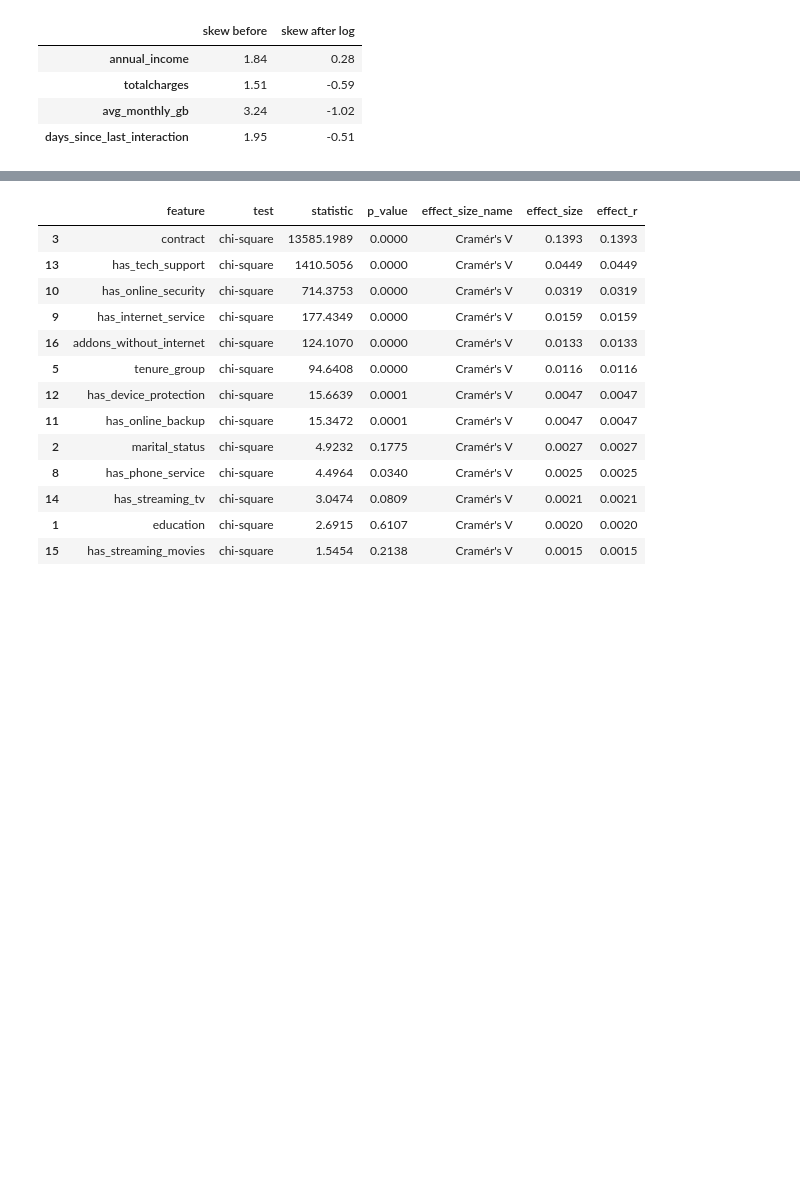
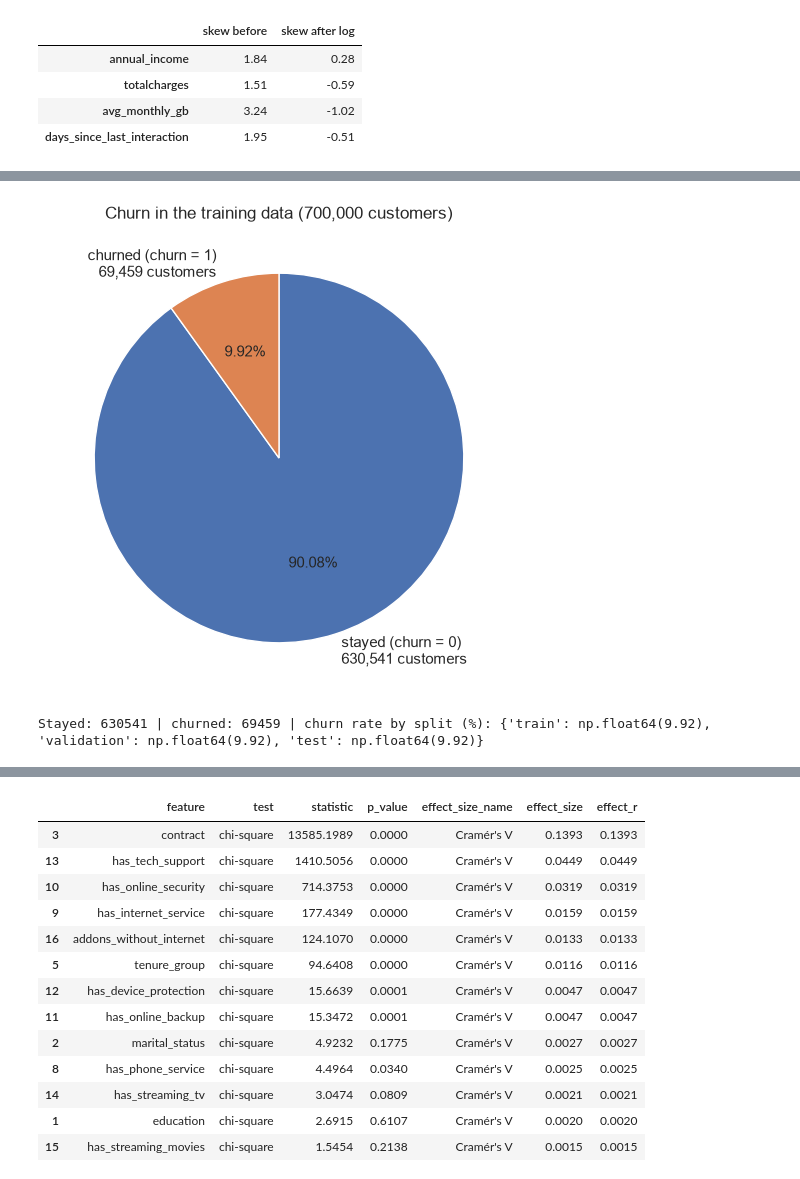
Before and after one commit to helalkhaled-14/Customer-Churn-Prediction, a Jupyter notebook: phase2/notebooks/02_phase2_code.ipynb, the cells around one changed output, grey strips where cells are left out. Drawn from its saved outputs; the diff is of its cells as text; code cells hidden in the pictures; blank space fills up the shorter version.

```diff
--- a/phase2/notebooks/02_phase2_code.ipynb
+++ b/phase2/notebooks/02_phase2_code.ipynb
@@ -231,0 +314,16 @@ feature_summary
+# %%
+counts = train_fe[target].value_counts().sort_index()          # index 0 = stayed, 1 = churned
+split_rates = {name: round(data[target].mean() * 100, 2)
+               for name, data in [("train", train_df), ("validation", val_df), ("test", test_df)]}
+
+plt.figure(figsize=(6, 6))
+plt.pie(counts.values, labels=[f"stayed (churn = 0)\n{counts[0]:,} customers", f"churned (churn = 1)\n{counts[1]:,} customers"],
+        autopct="%1.2f%%", startangle=90, counterclock=False, colors=["#4C72B0", "#DD8452"],
+        wedgeprops={"edgecolor": "white"}, textprops={"fontsize": 11})
+plt.title(f"Churn in the training data ({len(train_fe):,} customers)")
+plt.savefig(output_file("figures", "churn_distribution.png"), bbox_inches="tight")
+plt.show()
+print("Stayed:", counts[0], "| churned:", counts[1], "| churn rate by split (%):", split_rates)
+# %% [output]
+[figure, added]
+Stayed: 630541 | churned: 69459 | churn rate by split (%): {'train': np.float64(9.92), 'validation': np.float64(9.92), 'test': np.float64(9.92)}
```
Also changed, not shown: parts of 24 cells of this notebook, 18 other files.
